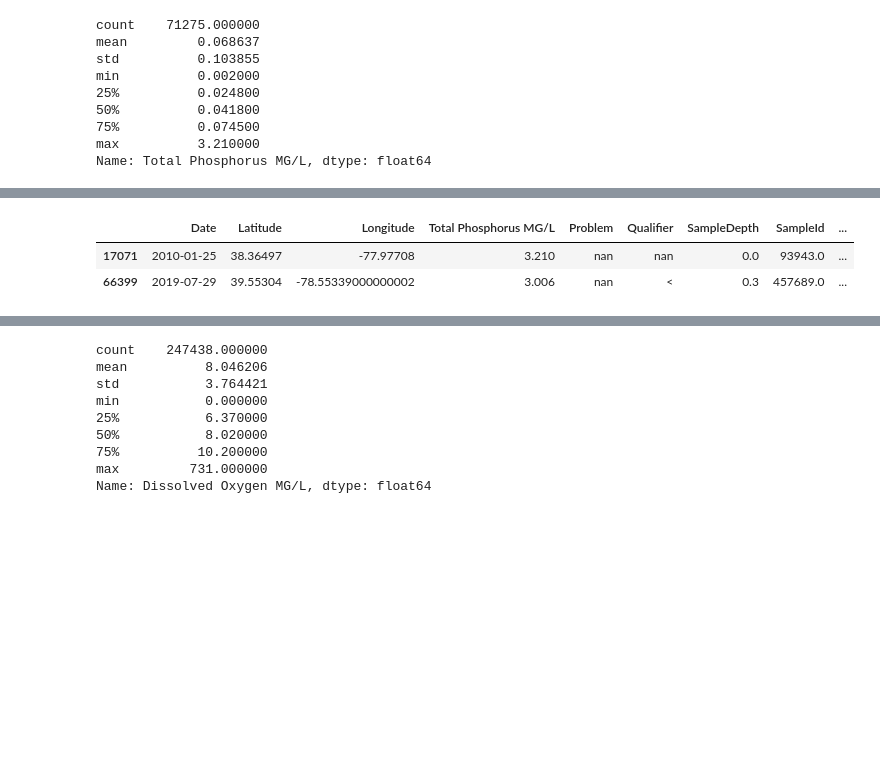
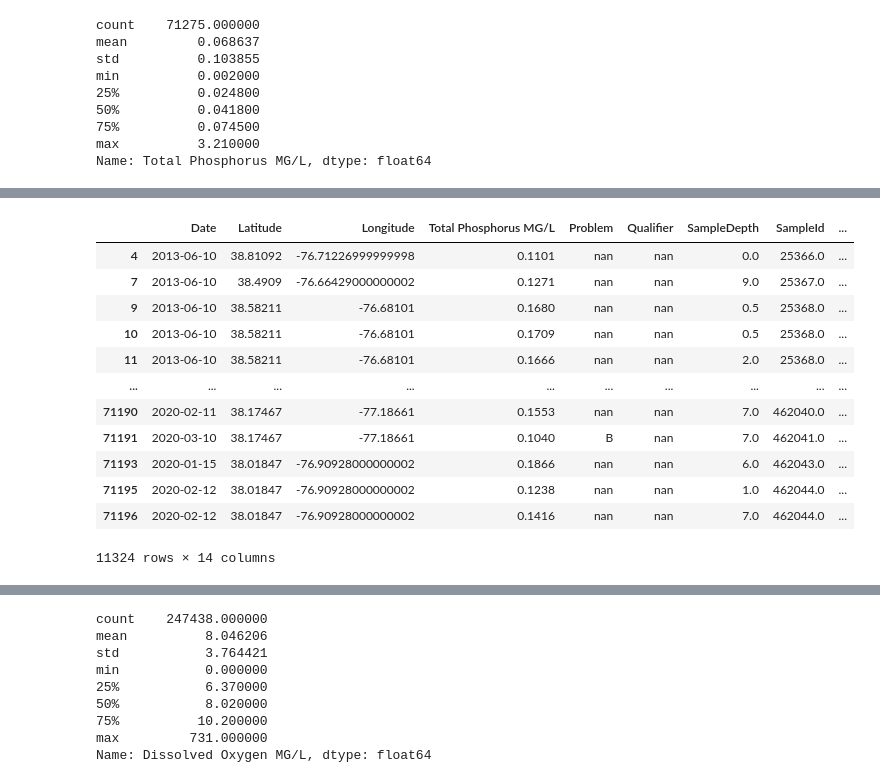
Before and after one commit to teamHackTheBay/hackTheBay, a Jupyter notebook: water_qualityv2.ipynb, the cells around one changed output, grey strips where cells are left out. Saved outputs shown, nothing was run; the diff lists cells and outputs as text; code cells hidden in the pictures; blank space fills up the shorter version.

```diff
--- a/water_qualityv2.ipynb
+++ b/water_qualityv2.ipynb
@@ -122,7 +134,7 @@ array(['Not in CBP Database', 'TURBIDITY TUBE', 'SPECIFIC CONDUCTIVITY',
 df3 = df2.loc[df2['ParameterName_CBP'].isin(['DISSOLVED OXYGEN IN MG/L', 'WATER TEMPERATURE DEG', 'PH CORRECTED FOR TEMPERATURE (25 DEG C)',
                                             'TOTAL ALKALINITY AS CACO3', 'TOTAL PHOSPHORUS',
                                            'E.COLI BACTERIA', 'TOTAL SUSPENDED SOLIDS', 'SALINITY UNITS IN PPT AND EQUAL TO PRACTICAL SALNITY UNITS (PSU)',
-                                            'TOTAL NITROGEN', 'ACTIVE CHLOROPHYLL-A'])]
+                                            'TOTAL NITROGEN', 'ACTIVE CHLOROPHYLL-A', 'TURBIDITY; NEPHELOMETRIC METHOD'])]
 # %%
 columns = df3.columns
 for col in columns:
@@ -654,6 +723,16 @@ Name: Total Phosphorus MG/L, dtype: float64
 # %%
-df4_tp[df4_tp['Total Phosphorus MG/L'] > 3]
+df4_tp[df4_tp['Total Phosphorus MG/L'] > 0.1]
 # %% [output]
 |  | Date | Latitude | Longitude | Total Phosphorus MG/L | Problem | Qualifier | SampleDepth | SampleId | ... |
-| 17071 | 2010-01-25 | 38.36497 | -77.97708 | 3.210 | nan | nan | 0.0 | 93943.0 | ... |
-| 66399 | 2019-07-29 | 39.55304 | -78.55339000000002 | 3.006 | nan | < | 0.3 | 457689.0 | ... |
+| 4 | 2013-06-10 | 38.81092 | -76.71226999999998 | 0.1101 | nan | nan | 0.0 | 25366.0 | ... |
+| 7 | 2013-06-10 | 38.4909 | -76.66429000000002 | 0.1271 | nan | nan | 9.0 | 25367.0 | ... |
+| 9 | 2013-06-10 | 38.58211 | -76.68101 | 0.1680 | nan | nan | 0.5 | 25368.0 | ... |
+| 10 | 2013-06-10 | 38.58211 | -76.68101 | 0.1709 | nan | nan | 0.5 | 25368.0 | ... |
+| 11 | 2013-06-10 | 38.58211 | -76.68101 | 0.1666 | nan | nan | 2.0 | 25368.0 | ... |
+| ... | ... | ... | ... | ... | ... | ... | ... | ... | ... |
+| 71190 | 2020-02-11 | 38.17467 | -77.18661 | 0.1553 | nan | nan | 7.0 | 462040.0 | ... |
+| 71191 | 2020-03-10 | 38.17467 | -77.18661 | 0.1040 | B | nan | 7.0 | 462041.0 | ... |
+| 71193 | 2020-01-15 | 38.01847 | -76.90928000000002 | 0.1866 | nan | nan | 6.0 | 462043.0 | ... |
+| 71195 | 2020-02-12 | 38.01847 | -76.90928000000002 | 0.1238 | nan | nan | 1.0 | 462044.0 | ... |
+| 71196 | 2020-02-12 | 38.01847 | -76.90928000000002 | 0.1416 | nan | nan | 7.0 | 462044.0 | ... |
+11324 rows × 14 columns
```
Also changed, not shown: parts of 73 cells of this notebook.
